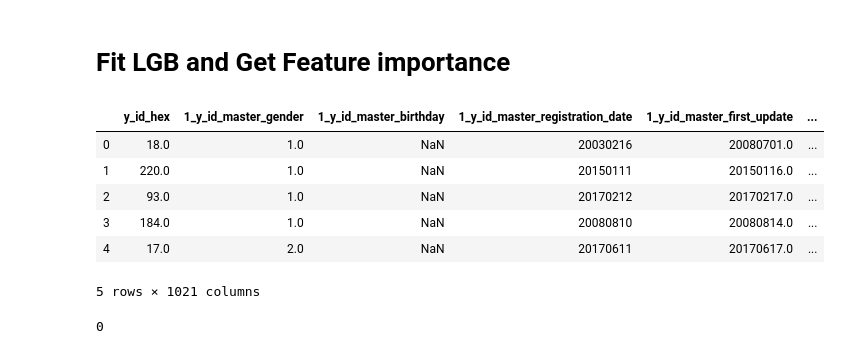
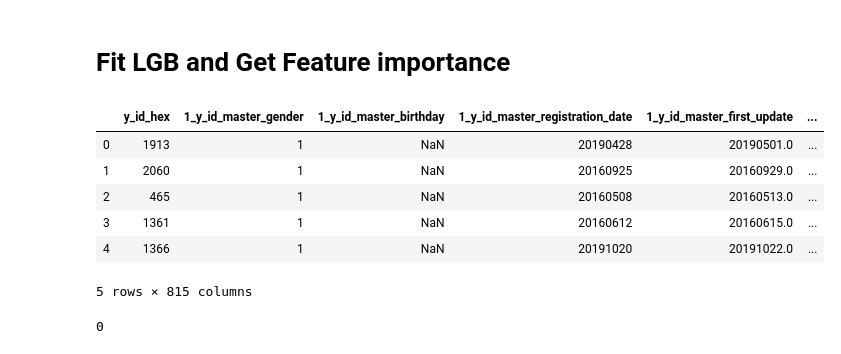
Before and after one commit to katsu1110/DataScienceComp, a Jupyter notebook: EDA_laputa.ipynb, the cells around one changed output. Saved outputs shown, nothing was run; the diff lists cells and outputs as text; code cells hidden in the pictures.

```diff
--- a/EDA_laputa.ipynb
+++ b/EDA_laputa.ipynb
@@ -213,4 +161,4 @@ plot_target(train, target, objective="classification")
 # %%
 # roughly categorize features
-features, dense_features, cat_features = categorize_features(train, target, cat_threshold=12)
+features, dense_features, cat_features = categorize_features(train, target, cat_threshold=20)
 # %% [output]
@@ -293,7 +207,7 @@ vd.correlation_matrix()
 # Categorical features
 # %%
 # EDA for categorical features
-vc = CategoricalVisualizer(train=X_train, test=X_test, features=cat_features, target=target)
+vc = CategoricalVisualizer(train=train, test=test, features=cat_features, target=target)
 chkc = vc.column_checker()
 # %% [output]
 feature name = y_id_hex
@@ -319,6 +233,6 @@ chkc.style.background_gradient()
 [interactive output not drawn]
 # %%
 # remove features with too many nans
-cat_features = chkc.loc[chkc["train_nans"] < 1000, "features"].values.tolist()
+cat_features = chkc.loc[chkc["train_nans"] < 3000, "features"].values.tolist()
 print(cat_features)
 # %% [output]
@@ -327,23 +257,23 @@ print(cat_features)
 # Fit LGB and Get Feature importance
 # %%
 for f in features:
-    if X_train[f].dtype == "bool":
-        X_train[f] = X_train[f].astype(int)
-        X_test[f] = X_test[f].astype(int)
-X_train = X_train.replace([np.inf, -np.inf], np.nan)
-X_test = X_test.replace([np.inf, -np.inf], np.nan)
+    if train[f].dtype == "bool":
+        train[f] = train[f].astype(int)
+        test[f] = test[f].astype(int)
+train = train.replace([np.inf, -np.inf], np.nan)
+test = test.replace([np.inf, -np.inf], np.nan)
 # %%
 # label encoding object features
-train, test = label_encoding(X_train, X_test, cat_features)
+train, test = label_encoding(train, test, cat_features)
 train.head()
 # %% [output]
 |  | y_id_hex | 1_y_id_master_gender | 1_y_id_master_birthday | 1_y_id_master_registration_date | 1_y_id_master_first_update | ... |
-| 0 | 18.0 | 1.0 | NaN | 20030216 | 20080701.0 | ... |
-| 1 | 220.0 | 1.0 | NaN | 20150111 | 20150116.0 | ... |
-| 2 | 93.0 | 1.0 | NaN | 20170212 | 20170217.0 | ... |
-| 3 | 184.0 | 1.0 | NaN | 20080810 | 20080814.0 | ... |
-| 4 | 17.0 | 2.0 | NaN | 20170611 | 20170617.0 | ... |
+| 0 | 1913 | 1 | NaN | 20190428 | 20190501.0 | ... |
+| 1 | 2060 | 1 | NaN | 20160925 | 20160929.0 | ... |
+| 2 | 465 | 1 | NaN | 20160508 | 20160513.0 | ... |
+| 3 | 1361 | 1 | NaN | 20160612 | 20160615.0 | ... |
+| 4 | 1366 | 1 | NaN | 20191020 | 20191022.0 | ... |
-5 rows × 1021 columns
+5 rows × 815 columns
 # %%
 train[target].isna().sum()
 # %% [output]
```
Also changed, not shown: parts of 43 cells of this notebook, 12 other files.
